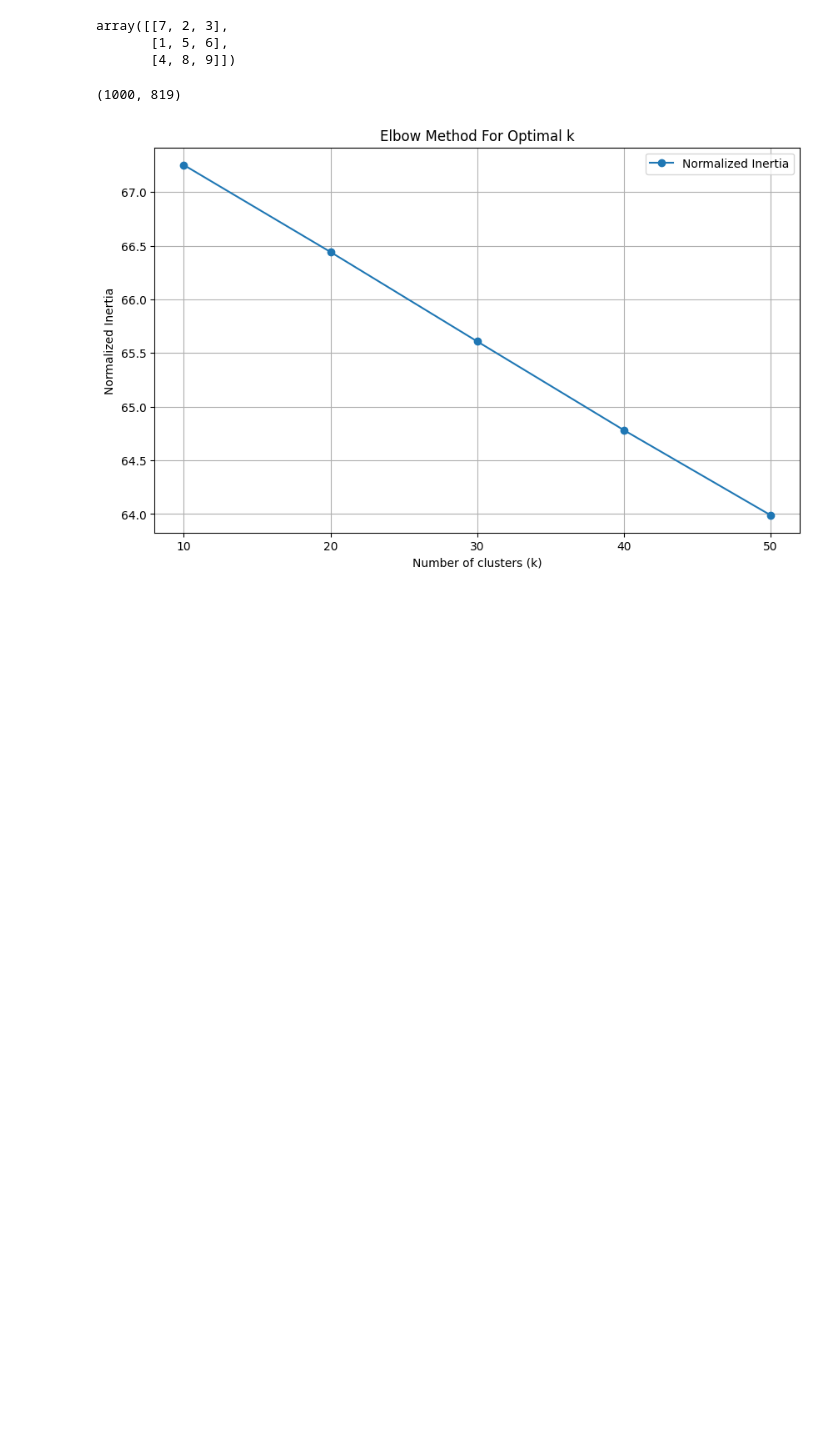
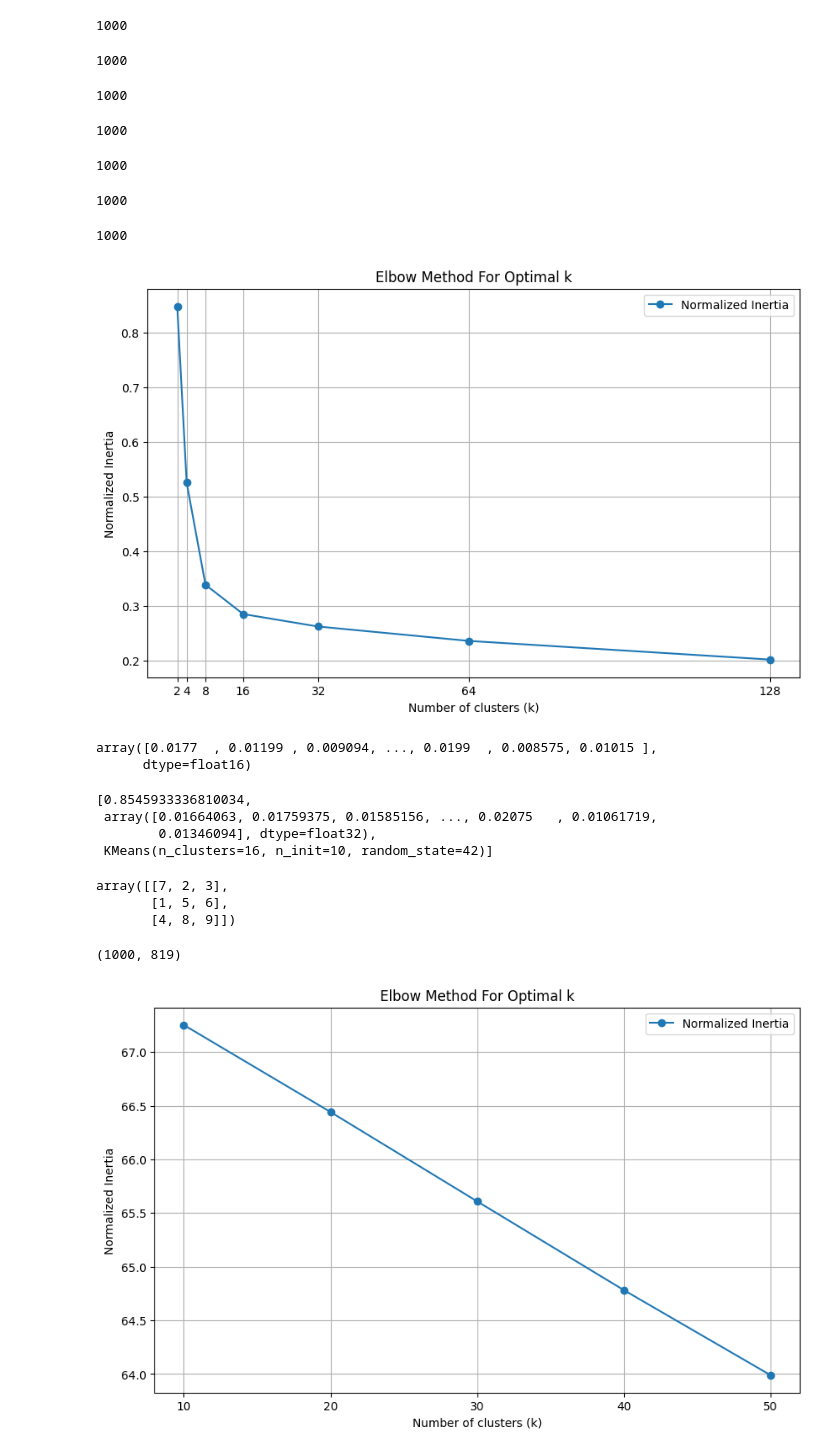
Before and after one commit to Roberto09/cs229-project, a Jupyter notebook: testing_dan.ipynb, the cells around one changed output. Saved outputs shown, nothing was run; the diff lists cells and outputs as text; code cells hidden in the pictures; blank space fills up the shorter version.

```diff
--- a/testing_dan.ipynb
+++ b/testing_dan.ipynb
@@ -96,0 +104,16 @@ def permutation_test(data_dict, k, n_perm):
+# %%
+elbow(vector_dict_l1, k_range=[2, 4, 8, 16, 32, 64, 128])
+# %% [output]
+1000
+1000
+1000
+1000
+1000
+1000
+1000
+[figure, added]
+# %%
+list(vector_dict_l1.values())[0]
+# %% [output]
+array([0.0177  , 0.01199 , 0.009094, ..., 0.0199  , 0.008575, 0.01015 ],
+      dtype=float16)
@@ -97,3 +123,10 @@ def permutation_test(data_dict, k, n_perm):
+# %%
+stats(vector_dict_l1, 16)
+# %% [output]
+[0.8545933336810034,
+ array([0.01664063, 0.01759375, 0.01585156, ..., 0.02075   , 0.01061719,
+        0.01346094], dtype=float32),
+ KMeans(n_clusters=16, n_init=10, random_state=42)]
 # %%
 # %% [output]
 array([[7, 2, 3],
```
Also changed, not shown: parts of 10 cells of this notebook, 2 other files.
